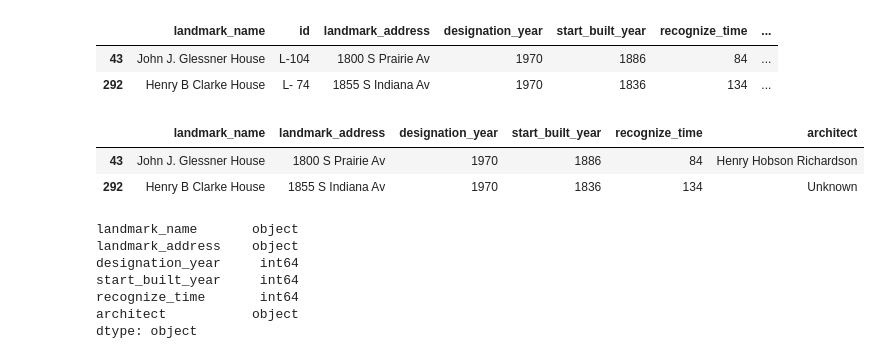
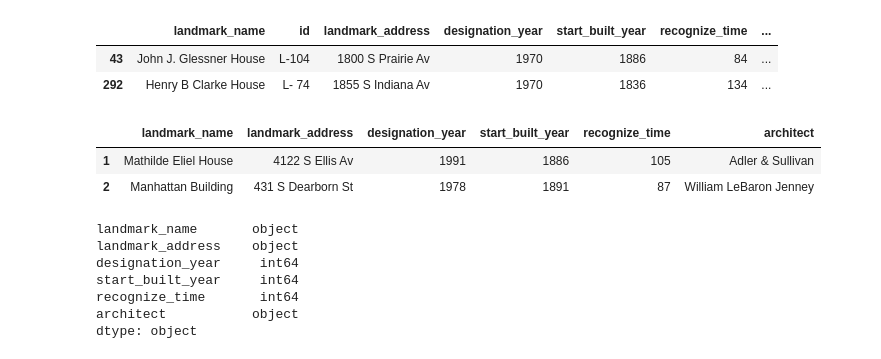
Before and after one commit to liliana-ilut/chicago-landmarks, a Jupyter notebook: data.ipynb, the cells around one changed output. Drawn from its saved outputs; the diff is of its cells as text; code cells hidden in the pictures.

```diff
--- a/data.ipynb
+++ b/data.ipynb
@@ -398,12 +398,12 @@ min_des_date_df
 | 43 | John J. Glessner House | L-104 | 1800 S Prairie Av | 1970 | 1886 | 84 | ... |
 | 292 | Henry B Clarke House | L- 74 | 1855 S Indiana Av | 1970 | 1836 | 134 | ... |
 # %%
-short_df = sort_df.drop(['landmark_designation_date', 'id', 'latitude', 'longitude'], axis = 1)
+short_df = final_df.drop(['landmark_designation_date', 'id', 'latitude', 'longitude'], axis = 1)
 short_df.head(2)
 # %% [output]
 |  | landmark_name | landmark_address | designation_year | start_built_year | recognize_time | architect |
-| 43 | John J. Glessner House | 1800 S Prairie Av | 1970 | 1886 | 84 | Henry Hobson Richardson |
-| 292 | Henry B Clarke House | 1855 S Indiana Av | 1970 | 1836 | 134 | Unknown |
+| 1 | Mathilde Eliel House | 4122 S Ellis Av | 1991 | 1886 | 105 | Adler & Sullivan |
+| 2 | Manhattan Building | 431 S Dearborn St | 1978 | 1891 | 87 | William LeBaron Jenney |
 # %%
 short_df.dtypes
 # %% [output]
```
Also changed, not shown: parts of 6 cells of this notebook, 2 other files.
